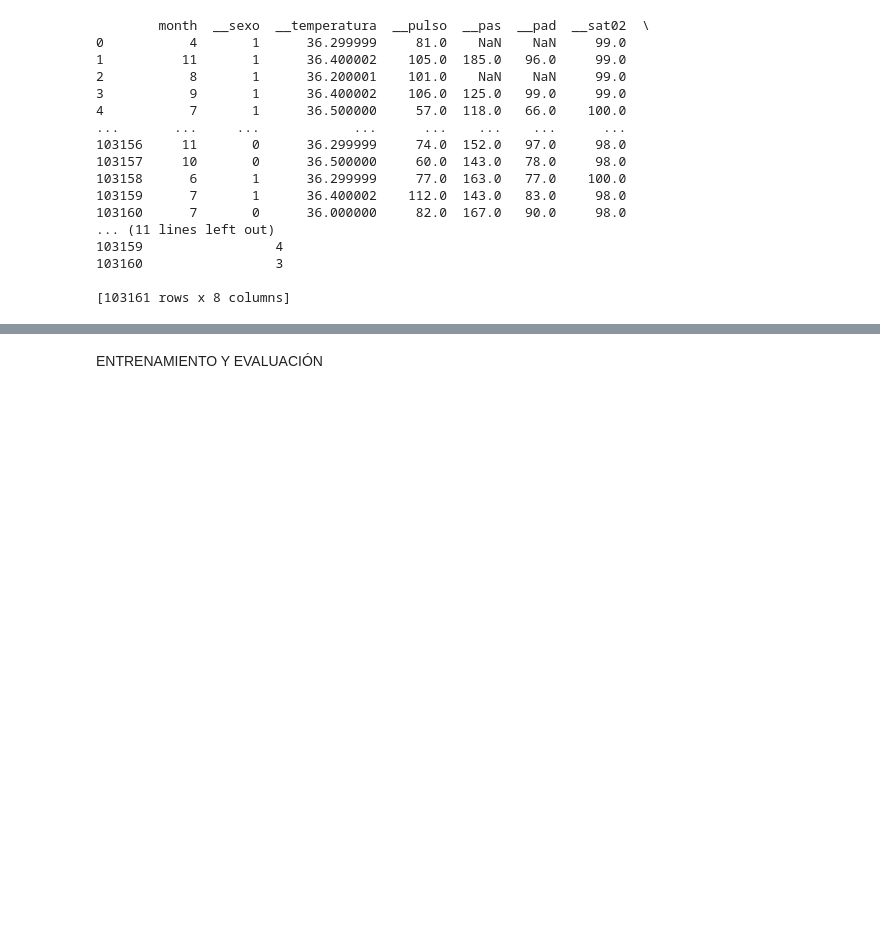
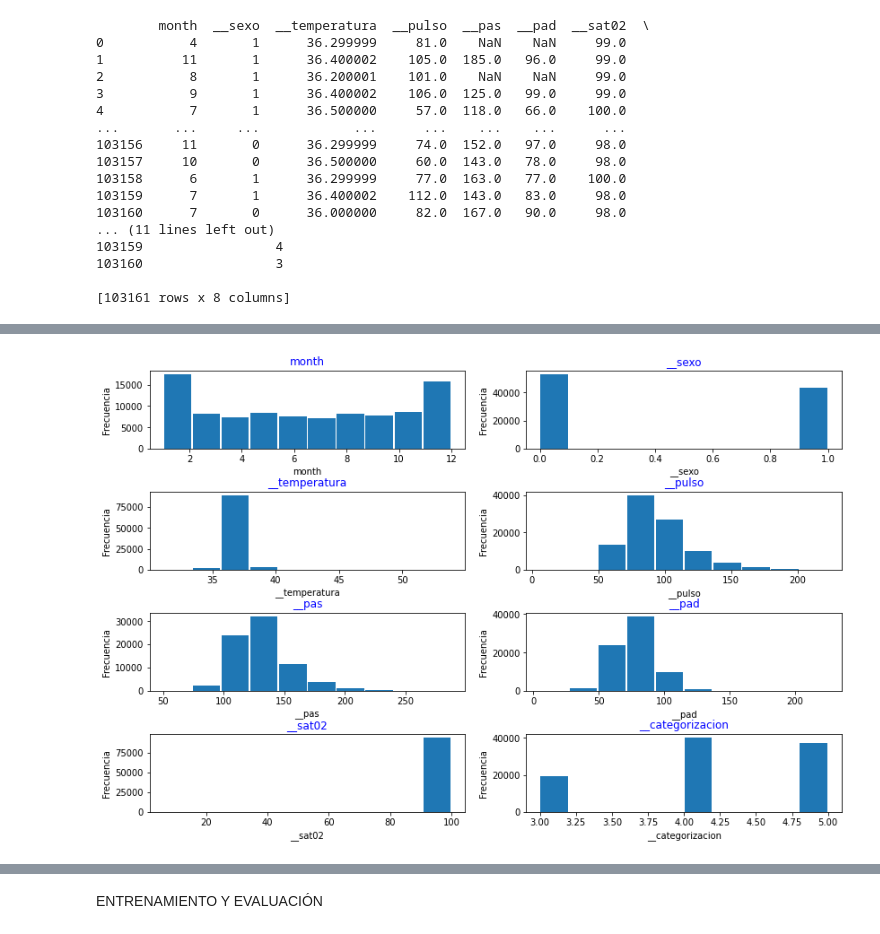
Before and after one commit to MannyCuadros/inter_learning, a Jupyter notebook: src/categorizacion.ipynb, the cells around one changed output, grey strips where cells are left out. Cells and saved outputs as stored; diff of their text form; code cells hidden in the pictures; blank space fills up the shorter version.

```diff
--- a/src/categorizacion.ipynb
+++ b/src/categorizacion.ipynb
@@ -115,0 +119,4 @@ ImportError: cannot import name 'rcParams' from 'matplotlib.axes' (/home/manny/.
+# %%
+# ordenar la base de datos en referencia al género
+sorted_df = df_cleaned.sort_values('__categorizacion')
+print(sorted_df)
@@ -115,0 +141,15 @@ ImportError: cannot import name 'rcParams' from 'matplotlib.axes' (/home/manny/.
+# %%
+# Separamos el conjunto de datos C1, C2 y C3, C4, C5
+# 1: 285 | 2: 6316 | 3: 19058 | 4: 40098 | 5: 37404
+#c1 = sorted_df[0:285]
+#c2 = sorted_df[285:6601]
+#c3 = sorted_df[6601:25659]
+#c4 = sorted_df[25659:65757]
+#c5 = sorted_df[65757:len(sorted_df['__categorizacion'])]
+first_group = sorted_df[0:6601]
+second_group = sorted_df[6601:len(sorted_df['__categorizacion'])]
+
+print("--- FIRST GROUP ---")
+print(first_group)
+print("--- SECOND GROUP ---")
+print(second_group)
@@ -115,0 +174,24 @@ ImportError: cannot import name 'rcParams' from 'matplotlib.axes' (/home/manny/.
+# %%
+# Histogramas
+font2 = {'family': 'sans-serif',
+        'color':  'blue',
+        'weight': 'normal',
+        'size': 14,
+        }
+
+pos = 1
+for col_name in second_group.columns[0:8]:
+  plt.subplot(4, 2, pos)
+  plt.hist(second_group[col_name], bins=10, rwidth=0.95)
+  plt.title('Histograma de' + col_name, fontdict=font2)
+  plt.xlabel(col_name)
+  plt.ylabel('Frecuencia')
+  plt.title(col_name)
+
+  pos = pos + 1
+
+plt.tight_layout(pad=1.8, w_pad=0.5, h_pad=0, rect=(0,0,2,2))
+
+plt.show()
+# %% [output]
+[figure, added]
```
Also changed, not shown: parts of 18 cells of this notebook, 1 other file.
